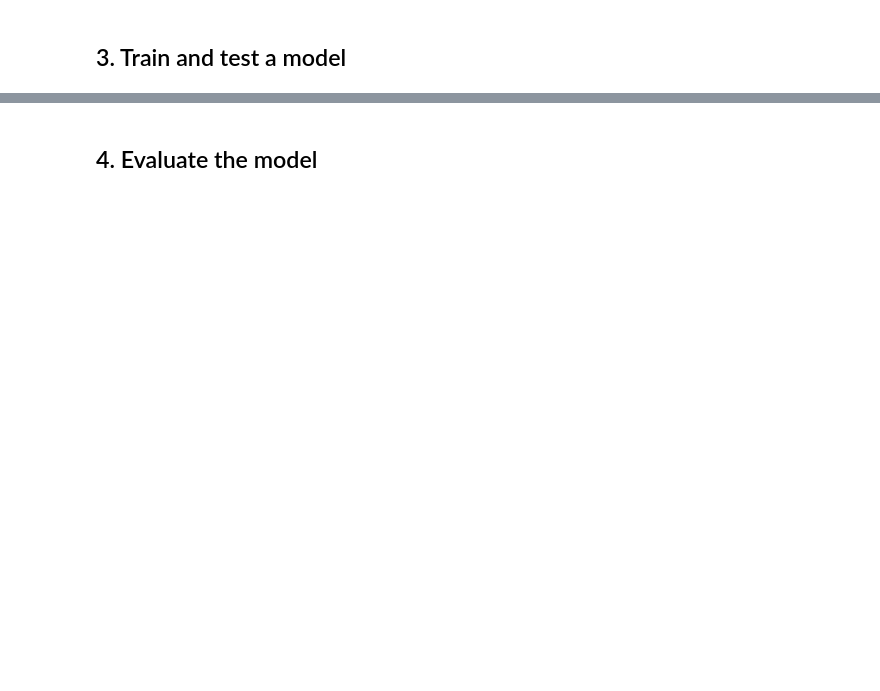
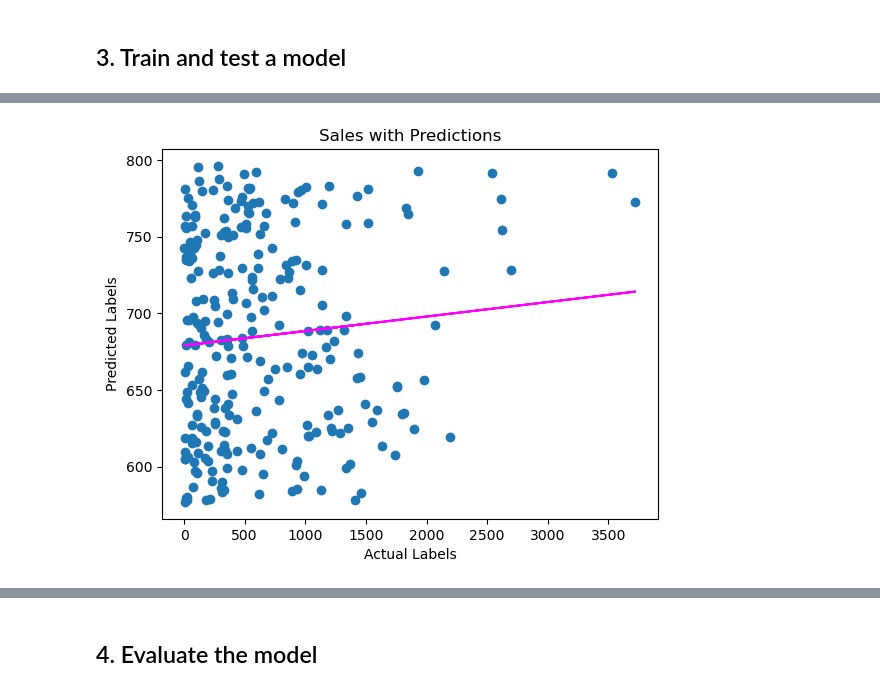
Before and after one commit to CandaceYMS/2024-Phase-2-data-science, a Jupyter notebook: data-science/2. Training and Evaluation/part2-submission.ipynb, the cells around one changed output, grey strips where cells are left out. Cells and saved outputs as stored; diff of their text form; code cells hidden in the pictures; blank space fills up the shorter version.

```diff
--- a/data-science/2. Training and Evaluation/part2-submission.ipynb
+++ b/data-science/2. Training and Evaluation/part2-submission.ipynb
@@ -89,0 +136,12 @@ MSE: 395668.96102676133
+# %%
+plt.scatter(y_test, predictions)
+plt.xlabel('Actual Labels')
+plt.ylabel('Predicted Labels')
+plt.title('Sales with Predictions')
+# overlay the regression line
+z = np.polyfit(y_test, predictions, 1)
+p = np.poly1d(z)
+plt.plot(y_test,p(y_test), color='magenta')
+plt.show()
+# %% [output]
+[figure, added]
```
Also changed, not shown: parts of 41 cells of this notebook, 3 other files.
